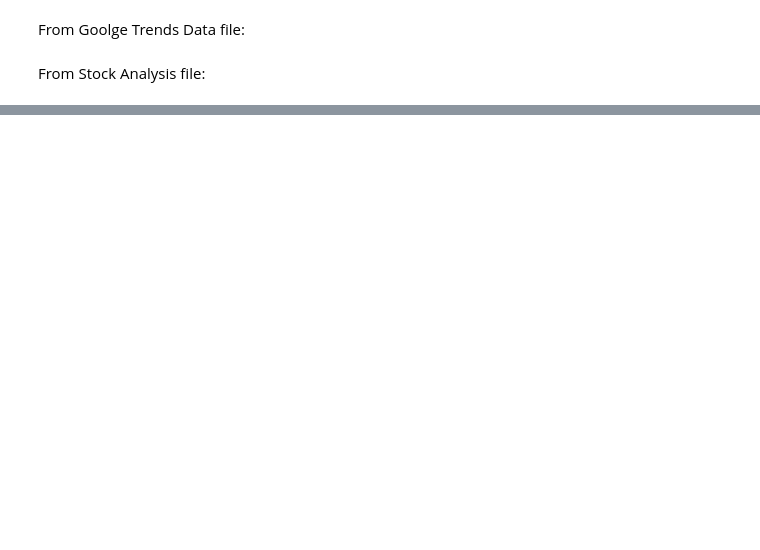
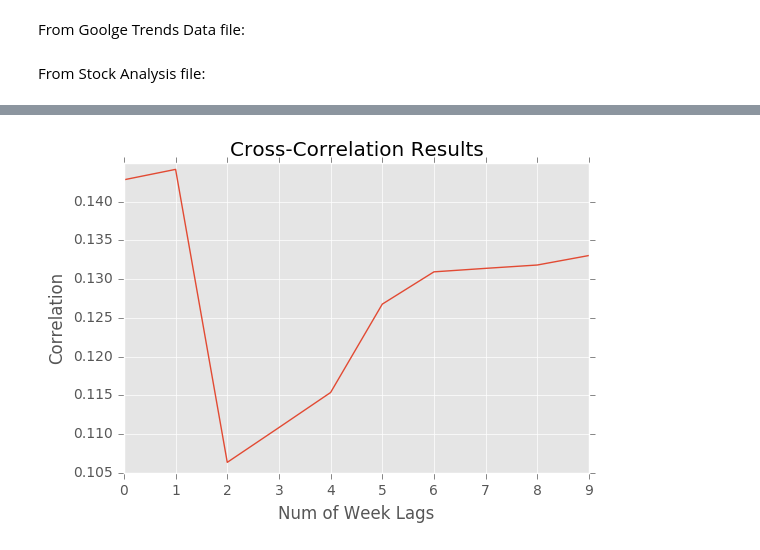
Before and after one commit to matthewebates/financial_data_analysis, a Jupyter notebook: Calculating Correlation.ipynb, the cells around one changed output, grey strips where cells are left out. Cells and saved outputs as stored; diff of their text form; code cells hidden in the pictures; blank space fills up the shorter version.

```diff
--- a/Calculating Correlation.ipynb
+++ b/Calculating Correlation.ipynb
@@ -168,0 +276,4 @@ for i in range(min(len(bottom5Mask), 50)): print(bottom5Mask[i])
+# %%
+# calculate cross-correlation for lags 0-9
+corrs = [calc_corr(x) for x in range(0,10)]
+corrs
@@ -168,0 +291,9 @@ for i in range(min(len(bottom5Mask), 50)): print(bottom5Mask[i])
+# %%
+# plot the correlations
+plt.plot(range(10), corrs)
+plt. title('Cross-Correlation Results')
+plt.xlabel('Num of Week Lags')
+plt.ylabel('Correlation')
+plt.show()
+# %% [output]
+[figure, added]
```
Also changed, not shown: parts of 17 cells of this notebook.
